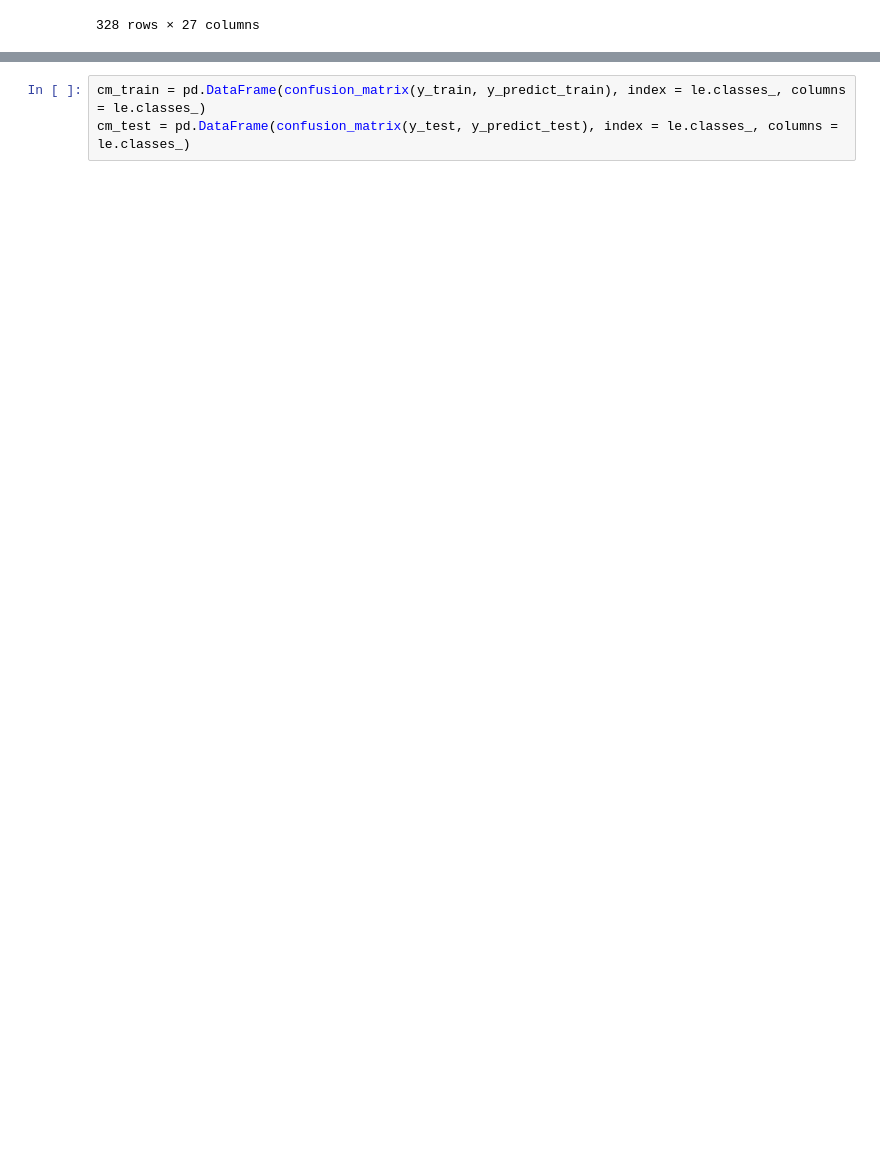
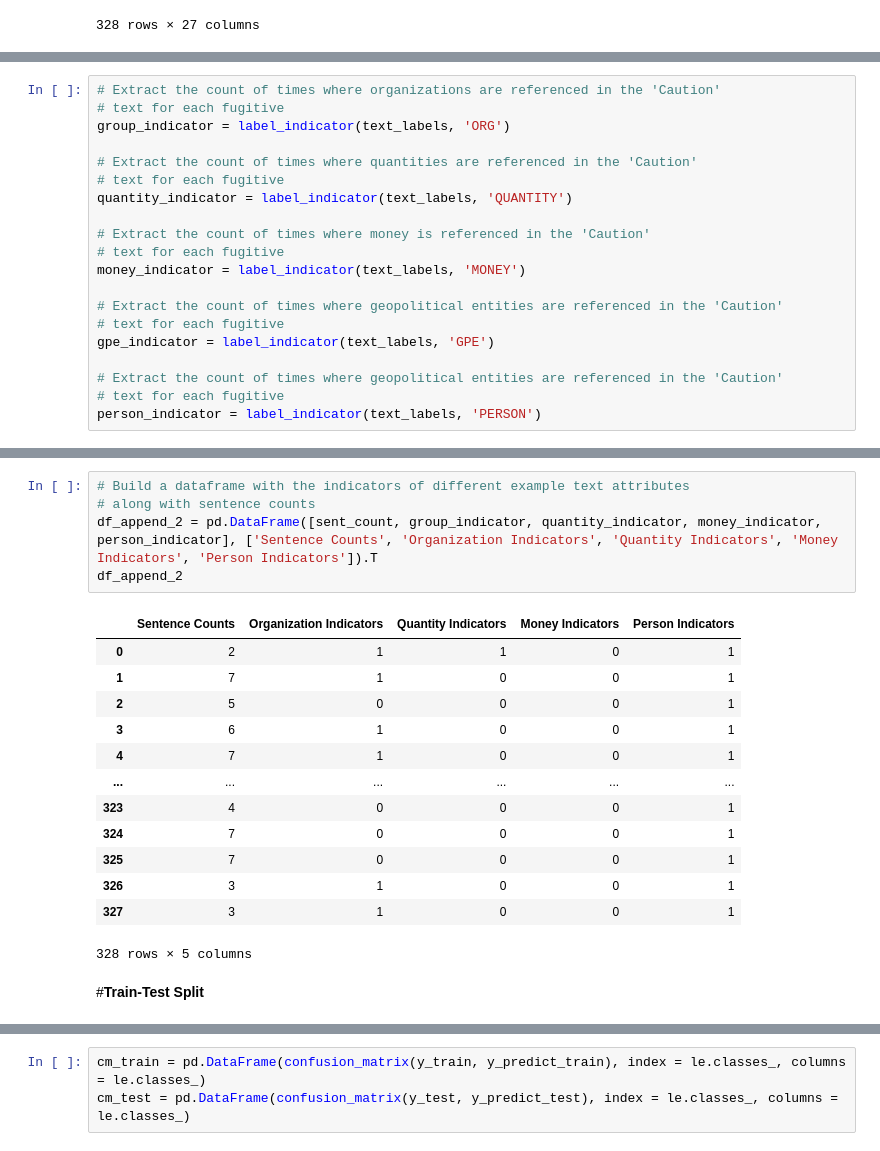
Before and after one commit to andtab/fbi-most-wanted, a Jupyter notebook: FBI_Most_Wanted_NLP_Pipeline_ROUGH.ipynb, the cells around one changed output, grey strips where cells are left out. Drawn from its saved outputs; the diff is of its cells as text; blank space fills up the shorter version.

```diff
--- a/FBI_Most_Wanted_NLP_Pipeline_ROUGH.ipynb
+++ b/FBI_Most_Wanted_NLP_Pipeline_ROUGH.ipynb
@@ -389,0 +795,20 @@ gs_pipe.score(X_test, y_test)
+# %%
+# Extract the count of times where organizations are referenced in the 'Caution'
+# text for each fugitive
+group_indicator = label_indicator(text_labels, 'ORG')
+
+# Extract the count of times where quantities are referenced in the 'Caution'
+# text for each fugitive
+quantity_indicator = label_indicator(text_labels, 'QUANTITY')
+
+# Extract the count of times where money is referenced in the 'Caution'
+# text for each fugitive
+money_indicator = label_indicator(text_labels, 'MONEY')
+
+# Extract the count of times where geopolitical entities are referenced in the 'Caution'
+# text for each fugitive
+gpe_indicator = label_indicator(text_labels, 'GPE')
+
+# Extract the count of times where geopolitical entities are referenced in the 'Caution'
+# text for each fugitive
+person_indicator = label_indicator(text_labels, 'PERSON')
@@ -389,0 +875,21 @@ gs_pipe.score(X_test, y_test)
+# %%
+# Build a dataframe with the indicators of different example text attributes
+# along with sentence counts
+df_append_2 = pd.DataFrame([sent_count, group_indicator, quantity_indicator, money_indicator, person_indicator], ['Sentence Counts', 'Organization Indicators', 'Quantity Indicators', 'Money Indicators', 'Person Indicators']).T
+df_append_2
+# %% [output]
+|  | Sentence Counts | Organization Indicators | Quantity Indicators | Money Indicators | Person Indicators |
+| 0 | 2 | 1 | 1 | 0 | 1 |
+| 1 | 7 | 1 | 0 | 0 | 1 |
+| 2 | 5 | 0 | 0 | 0 | 1 |
+| 3 | 6 | 1 | 0 | 0 | 1 |
+| 4 | 7 | 1 | 0 | 0 | 1 |
+| ... | ... | ... | ... | ... | ... |
+| 323 | 4 | 0 | 0 | 0 | 1 |
+| 324 | 7 | 0 | 0 | 0 | 1 |
+| 325 | 7 | 0 | 0 | 0 | 1 |
+| 326 | 3 | 1 | 0 | 0 | 1 |
+| 327 | 3 | 1 | 0 | 0 | 1 |
+328 rows × 5 columns
+# %% [markdown]
+#**Train-Test Split**
```
Also changed, not shown: parts of 82 cells of this notebook.
